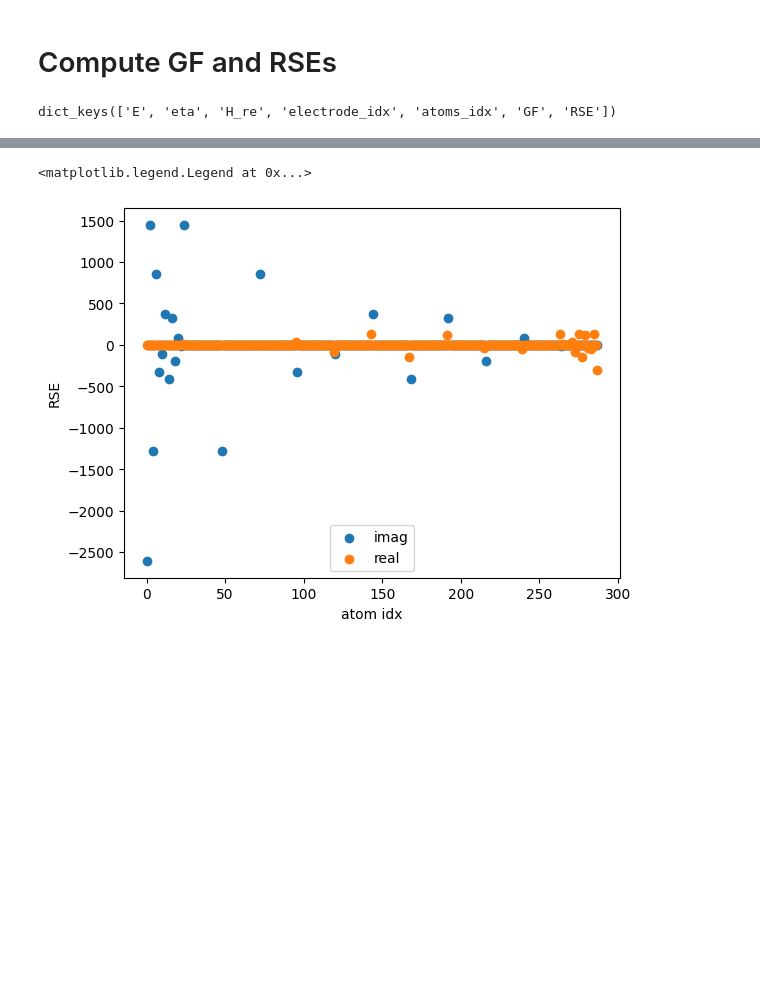
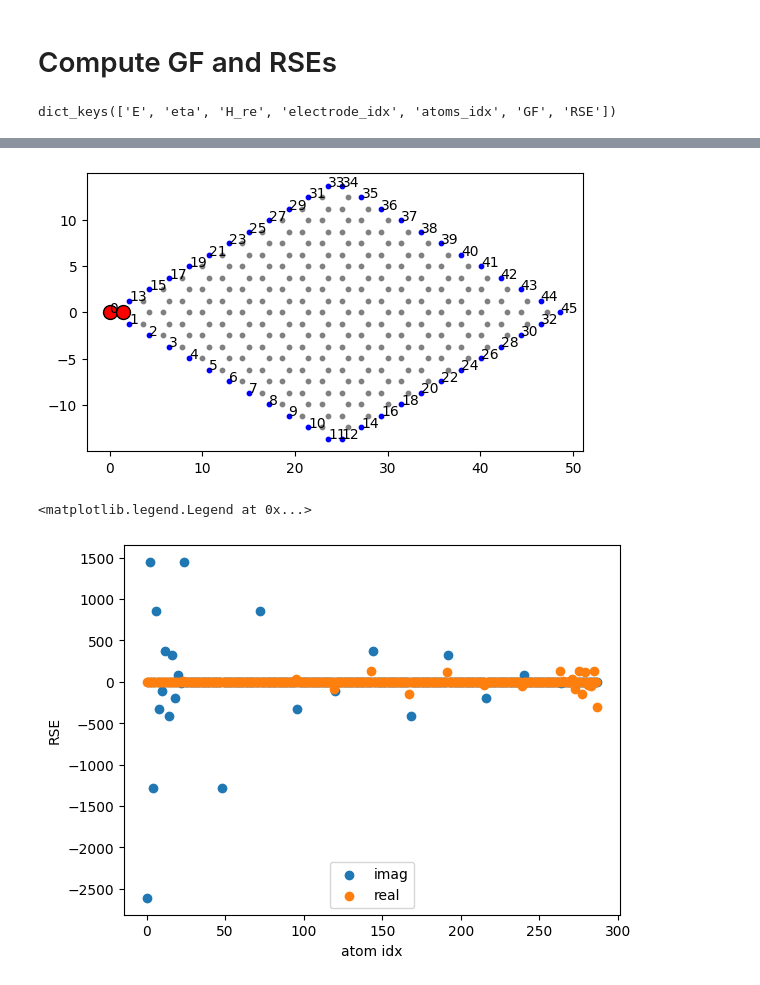
Before and after one commit to BastianValhoj/QTM-ML, a Jupyter notebook: scripts/plot_conv.ipynb, the cells around one changed output, grey strips where cells are left out. Saved outputs shown, nothing was run; the diff lists cells and outputs as text; code cells hidden in the pictures; blank space fills up the shorter version.

```diff
--- a/scripts/plot_conv.ipynb
+++ b/scripts/plot_conv.ipynb
@@ -185,3 +188,17 @@ for i in range(2):
+# %%
+fig, ax = plt.subplots()
+HamSE = H.sub(output["electrode_idx"])
+for i in np.arange(0, geomNN.na):
+    if i < HamSE.na:
+        ax.text(geomNN.xyz[i, 0], geomNN.xyz[i, 1], s=i, c="k")
+        ax.scatter(geomNN.xyz[i, 0], geomNN.xyz[i, 1], c="b", s=10, label="Elec")
+    else:
+        ax.scatter(geomNN.xyz[i, 0], geomNN.xyz[i, 1], c="gray", s=10, label="Dev")
+for idx in np.arange(0, Ham0.na):
+    ax.scatter(Ham0.geometry.xyz[idx,0], Ham0.geometry.xyz[idx, 1], c="red", s=100, edgecolors="k", linewidth=1)
+ax.axis('scaled');
+# %% [output]
+[figure, added]
 # %%
 fig, ax = plt.subplots()
 ax.scatter(alist, np.imag(RSE_E0).diagonal(), label="imag")
```
Also changed, not shown: parts of 10 cells of this notebook, 1 other file.
